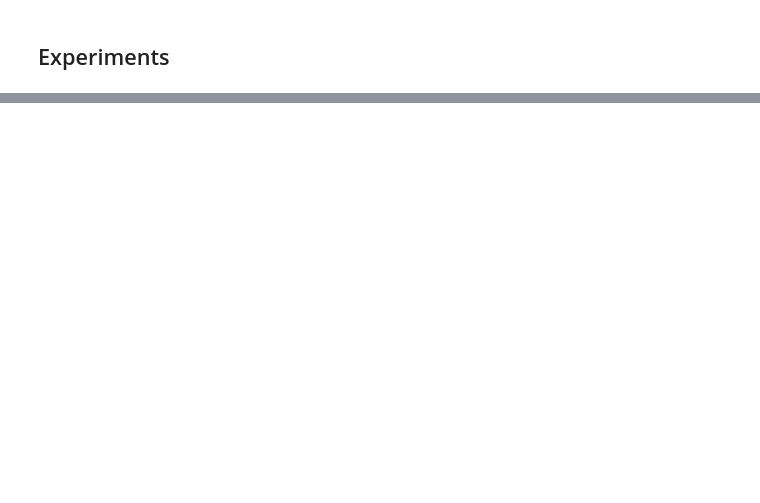
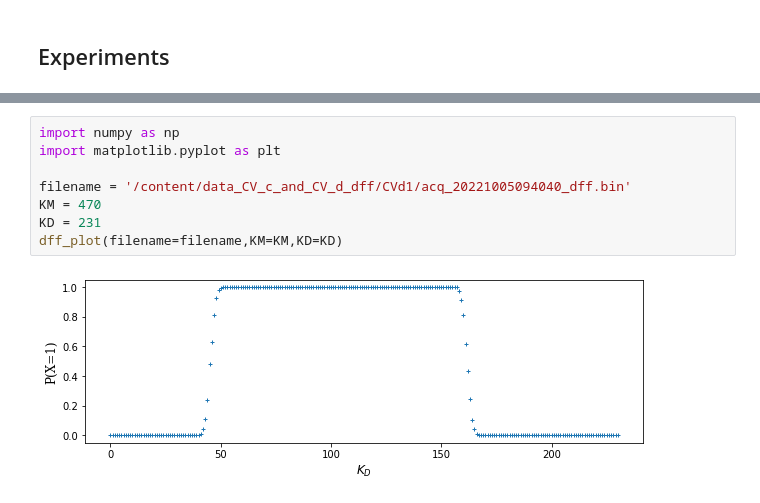
Before and after one commit to maciejskorski/enhanced-pll-trng, a Jupyter notebook: TRNG_Dependency_Analysis.ipynb, the cells around one changed output, grey strips where cells are left out. Drawn from its saved outputs; the diff is of its cells as text; blank space fills up the shorter version.

```diff
--- a/TRNG_Dependency_Analysis.ipynb
+++ b/TRNG_Dependency_Analysis.ipynb
@@ -224,0 +455,10 @@ INFO:TRNG Analysis:Doing experiment data_v1/220928_CVa4
+# %%
+import numpy as np
+import matplotlib.pyplot as plt
+
+filename = '/content/data_CV_c_and_CV_d_dff/CVd1/acq_20221005094040_dff.bin'
+KM = 470
+KD = 231
+dff_plot(filename=filename,KM=KM,KD=KD)
+# %% [output]
+[figure, added]
```
Also changed, not shown: parts of 23 cells of this notebook.
